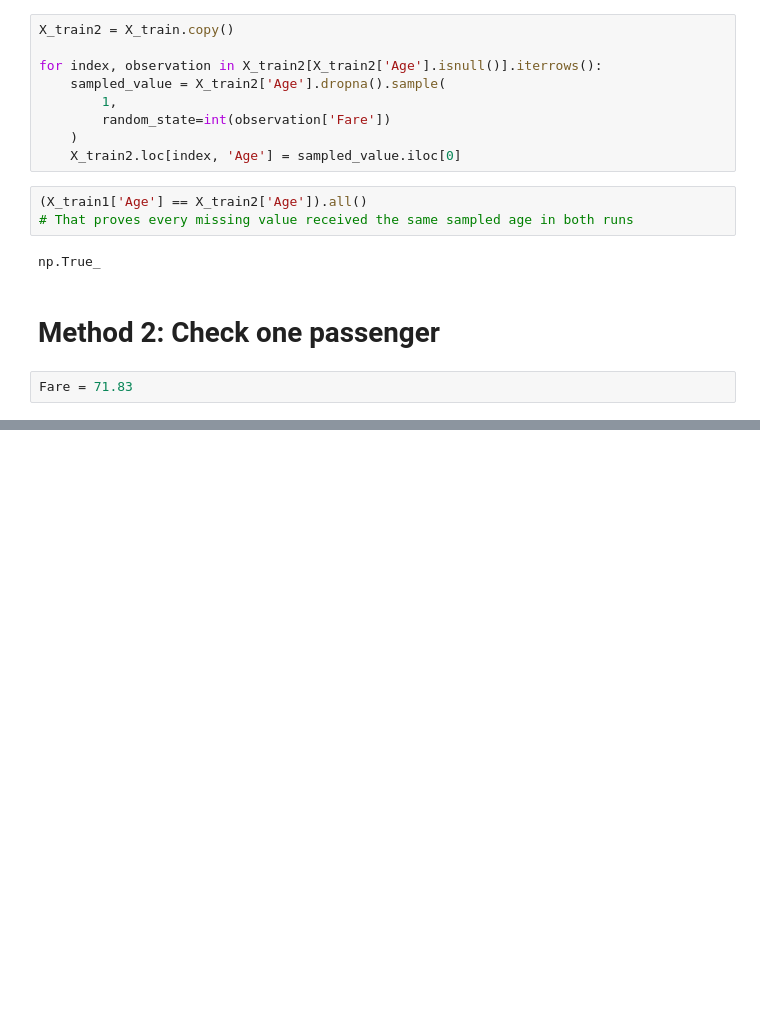
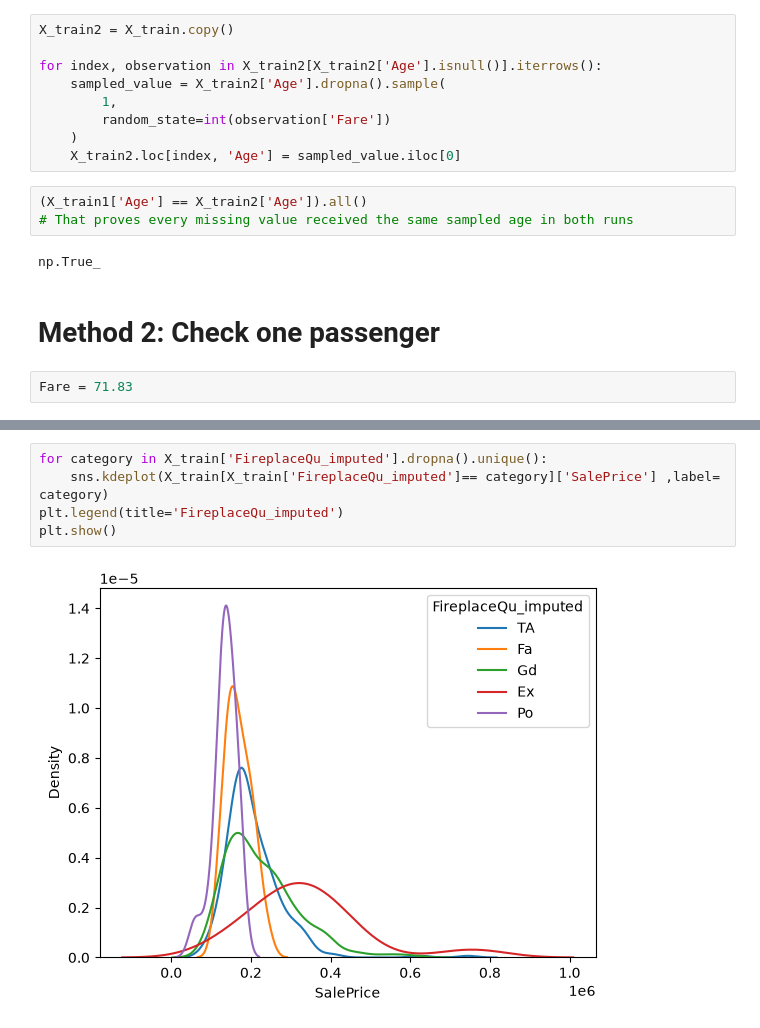
Before and after one commit to sania-commits/MACHINE-LEARNING-PROJECTS, a Jupyter notebook: ML_Basics/Missing_Indicater/random_sample_imputation.ipynb, the cells around one changed output, grey strips where cells are left out. Saved outputs shown, nothing was run; the diff lists cells and outputs as text; blank space fills up the shorter version.

```diff
--- a/ML_Basics/Missing_Indicater/random_sample_imputation.ipynb
+++ b/ML_Basics/Missing_Indicater/random_sample_imputation.ipynb
@@ -205,0 +473,7 @@ Fare = 71.83
+# %%
+for category in X_train['FireplaceQu_imputed'].dropna().unique():
+    sns.kdeplot(X_train[X_train['FireplaceQu_imputed']== category]['SalePrice'] ,label= category)
+plt.legend(title='FireplaceQu_imputed')
+plt.show()
+# %% [output]
+[figure, added]
```
Also changed, not shown: parts of 34 cells of this notebook.
